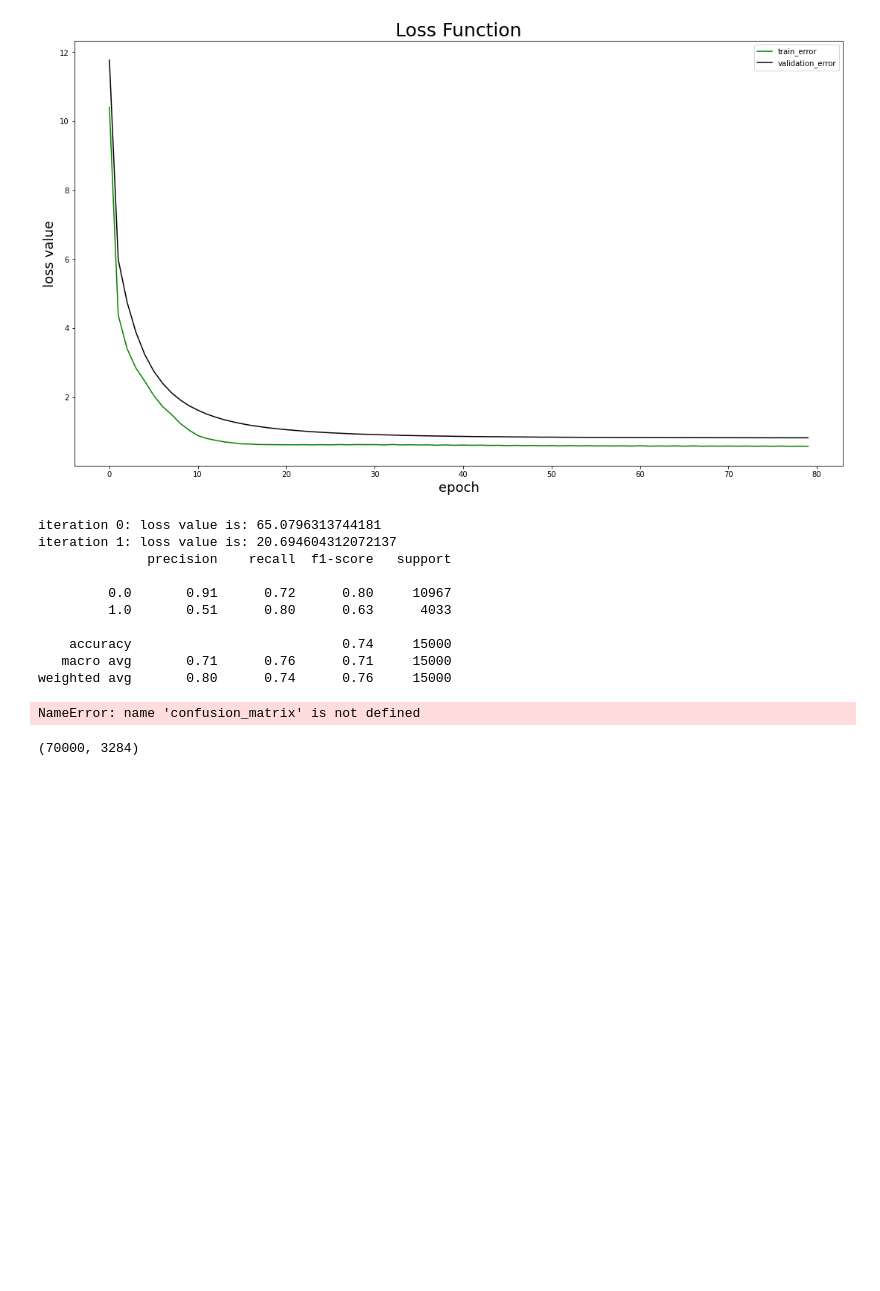
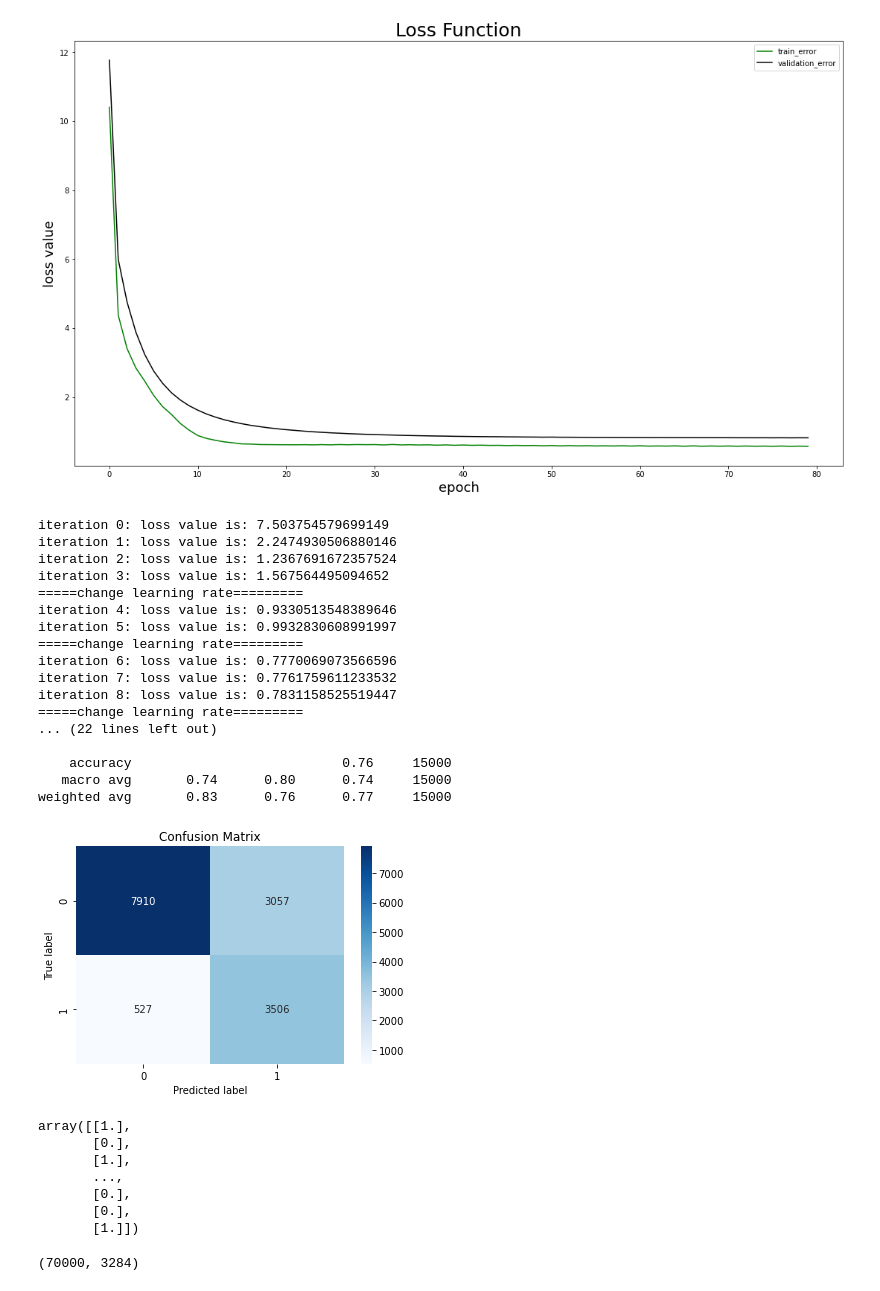
Before and after one commit to YD5463/CyberbullyingDetector, a Jupyter notebook: Notebooks/logistic.ipynb, the cells around one changed output. Saved outputs shown, nothing was run; the diff lists cells and outputs as text; code cells hidden in the pictures; blank space fills up the shorter version.

```diff
--- a/Notebooks/logistic.ipynb
+++ b/Notebooks/logistic.ipynb
@@ -370,66 +373,86 @@ def train(sess,final_y,y_train_variable,x_placeholder):
     losses = []
     test_loss = []
     valid_loss = []
+    learning_rate_tensor = tf.placeholder(tf.float64, shape=[])  # tensor for implement dynamic learning rate
+    lr = learning_rate
     w1_weight = (y_train == 1).sum()
     w0_weight = (y_train == 0).sum()
     loss = tf.reduce_mean(tf.nn.weighted_cross_entropy_with_logits(labels=y_train_variable,
             logits= tf.cast(final_y, tf.float64), pos_weight=tf.constant((w1_weight+w0_weight)/w1_weight, tf.float64)))
-    update = tf.train.AdamOptimizer(learning_rate).minimize(loss)
+    update = tf.train.AdamOptimizer(learning_rate_tensor).minimize(loss)
     sess.run(tf.global_variables_initializer())
     rows_num = x_train.shape[0]
     for i in range(epoch):
         for counter_step in range(rows_num//batch_size):
             X_batch = x_train[counter_step * batch_size:min((counter_step + 1) * batch_size, rows_num)]
             Y_batch = y_train[counter_step * batch_size:min((counter_step + 1) * batch_size, rows_num)]
-            sess.run(update, feed_dict={x_placeholder: X_batch, y_train_variable: Y_batch})
-        loss_value = sess.run(loss, feed_dict={x_placeholder: x_train, y_train_variable: y_train})
-        loss_value_test = sess.run(loss, feed_dict={x_placeholder:x_test, y_train_variable: y_test})
-        loss_value_validation = sess.run(loss, feed_dict={x_placeholder:x_validation, y_train_variable: y_validation})
+            sess.run(update, feed_dict={x_placeholder: X_batch, y_train_variable: Y_batch,learning_rate_tensor:lr})
+        loss_value = sess.run(loss, feed_dict={x_placeholder: x_train, y_train_variable: y_train,learning_rate_tensor:lr})
+        loss_value_test = sess.run(loss, feed_dict={x_placeholder:x_test, y_train_variable: y_test,learning_rate_tensor:lr})
+        loss_value_validation = sess.run(loss, feed_dict={x_placeholder:x_validation, y_train_variable: y_validation,learning_rate_tensor:lr})
         print(f"iteration {i}: loss value is: {loss_value}")
         losses.append(loss_value)
         test_loss.append(loss_value_test)
         valid_loss.append(loss_value_validation)
+        if losses[i] > losses[i-1]:  # check if the loss divergence
+            print("=====change learning rate=========")
+            lr = lr/10
     save_loss(losses, filename="MLP_train_error.txt")
     save_loss(test_loss, filename="MLP_test_error.txt")
     save_loss(valid_loss, filename="MLP_validation_error.txt")
     return losses,test_loss,valid_loss
 # %%
+epoch=25
 config = tf.ConfigProto(device_count={"CPU": 8},inter_op_parallelism_threads=4,intra_op_parallelism_threads=4)
 sess = tf.Session(config=config)
 features = x_train.shape[1]
 x_placeholder = tf.placeholder(tf.float64, [None, features])
 y_train_variable = tf.placeholder(tf.float64, [None, 1])
 
 W = tf.Variable(tf.random.uniform([features, 100],dtype=tf.float64))
 b = tf.Variable(tf.random.uniform([100],dtype=tf.float64))
 y = tf.add(tf.matmul(x_placeholder, W), b)
 
 W1 = tf.Variable(tf.random.uniform([100, 60],dtype=tf.float64))
 b1 = tf.Variable(tf.random.uniform([60],dtype=tf.float64))
 y1 = tf.add(tf.matmul(y, W1), b1)
 
 W2 = tf.Variable(tf.random.uniform([60,20],dtype=tf.float64))
 b2 = tf.Variable(tf.random.uniform([20],dtype=tf.float64))
 y2 = tf.add(tf.matmul(y1, W2), b2)
 
 W3 = tf.Variable(tf.random.uniform([20,1],dtype=tf.float64))
 b3 = tf.Variable(tf.random.uniform([1],dtype=tf.float64))
 y_final = tf.add(tf.matmul(y2, W3), b3)
 
 train(sess,y_final,y_train_variable,x_placeholder)
 predict(sess,x_test,x_placeholder,y_final)
 # %% [output]
-iteration 0: loss value is: 65.0796313744181
-iteration 1: loss value is: 20.694604312072137
-              precision    recall  f1-score   support
+iteration 0: loss value is: 7.503754579699149
+iteration 1: loss value is: 2.2474930506880146
+iteration 2: loss value is: 1.2367691672357524
+iteration 3: loss value is: 1.567564495094652
+=====change learning rate=========
+iteration 4: loss value is: 0.9330513548389646
+iteration 5: loss value is: 0.9932830608991997
+=====change learning rate=========
+iteration 6: loss value is: 0.7770069073566596
+iteration 7: loss value is: 0.7761759611233532
+iteration 8: loss value is: 0.7831158525519447
+=====change learning rate=========
+... (22 lines left out)
 
-         0.0       0.91      0.72      0.80     10967
-         1.0       0.51      0.80      0.63      4033
-
-    accuracy                           0.74     15000
-   macro avg       0.71      0.76      0.71     15000
-weighted avg       0.80      0.74      0.76     15000
+    accuracy                           0.76     15000
+   macro avg       0.74      0.80      0.74     15000
+weighted avg       0.83      0.76      0.77     15000
+[figure, added]
-NameError: name 'confusion_matrix' is not defined
+array([[1.],
+       [0.],
+       [1.],
+       ...,
+       [0.],
+       [0.],
+       [1.]])
 # %%
 # x_train,y_train.values,x_test,y_test.values,x_validation, y_validation.values
 x_train.shape
```
Also changed, not shown: parts of 2 cells of this notebook, 3 other files.
